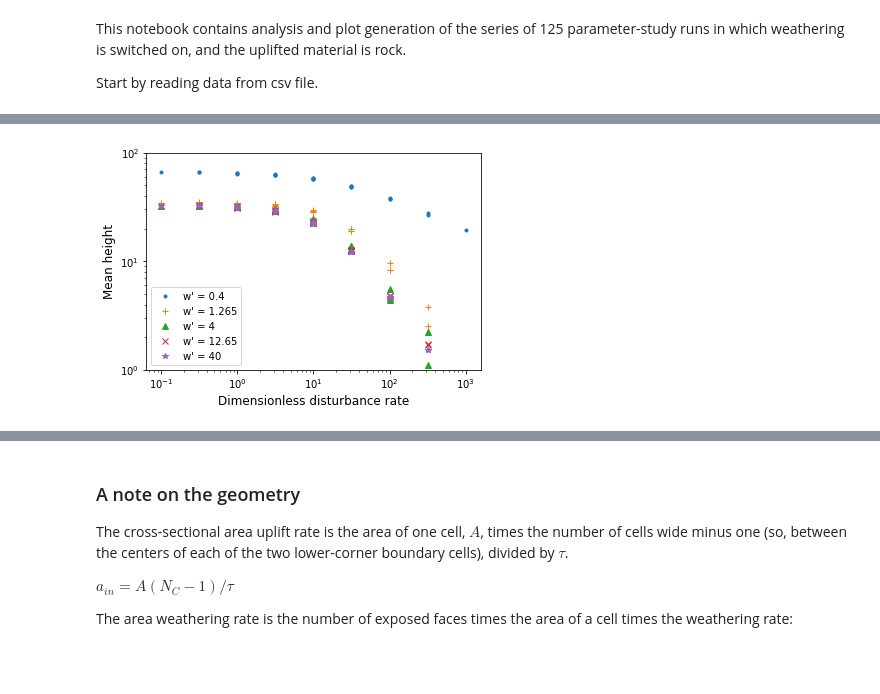
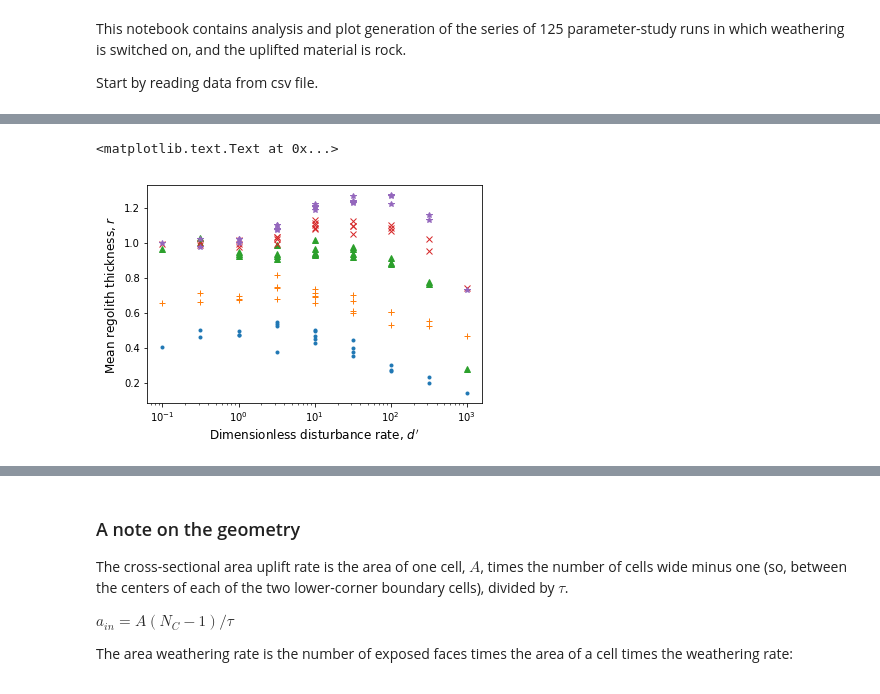
Before and after one commit to gregtucker/grain_hills, a Jupyter notebook: DataAnalysis/analysis_of_weathering_5x5x5_param_study.ipynb, the cells around one changed output, grey strips where cells are left out. Drawn from its saved outputs; the diff is of its cells as text; code cells hidden in the pictures.

```diff
--- a/DataAnalysis/analysis_of_weathering_5x5x5_param_study.ipynb
+++ b/DataAnalysis/analysis_of_weathering_5x5x5_param_study.ipynb
@@ -41,9 +41,9 @@ with open('grain_hill_wxing_results.csv', 'rb') as csvfile:
             mean_slope[i] = float(row[8])
             mean_soil[i] = float(row[9])
             frac_cover[i] = float(row[10])
-            num_air_faces[i] = float(row[11])
-            num_soil_air_faces[i] = float(row[12])
-            num_rock_air_faces[i] = float(row[13])
+            #num_air_faces[i] = float(row[11])
+            #num_soil_air_faces[i] = float(row[12])
+            #num_rock_air_faces[i] = float(row[13])
         i += 1
 csvfile.close()
 # %%
@@ -59,15 +130,15 @@ psyms = ['.', '+', '^', 'x', '*']
 # %%
-# Plot 1: mean height as function of d', grouped by w'
-rounded_wp = np.round(wprime, 3)
+# Plot 5: soil thickness as function of d', grouped by w'
 symnum = 0
 for wp in wpvals:
     pts = np.where(rounded_wp == wp)[0]
-    plt.loglog(dprime[pts], mean_ht[pts], psyms[symnum])
+    plt.semilogx(dprime[pts], mean_soil[pts], psyms[symnum])
     symnum += 1
-plt.xlabel('Dimensionless disturbance rate', {'fontsize' : 12})
-plt.ylabel('Mean height', {'fontsize' : 12})
-plt.legend(["w' = 0.4", "w' = 1.265", "w' = 4", "w' = 12.65", "w' = 40"])
-plt.ylim([1, 100])
-plt.savefig('wx_mean_ht_vs_dist_rate.pdf')
+plt.xlabel(r"Dimensionless disturbance rate, $d'$", {'fontsize' : 12})
+plt.ylabel(r'Mean regolith thickness, $r$', {'fontsize' : 12})
+#plt.legend(["w' = 0.4", "w' = 1.265", "w' = 4", "w' = 12.65", "w' = 40"])
+#plt.ylim([1, 100])
+#plt.savefig('wx_soil_thick_vs_dist_rate.pdf') #UNCOMMENT TO PRODUCE FIGURE FILE
 # %% [output]
+<matplotlib.text.Text at 0x...>
-[figure, old version]
+[figure, new version]
```
Also changed, not shown: parts of 22 cells of this notebook, 10 other files.
